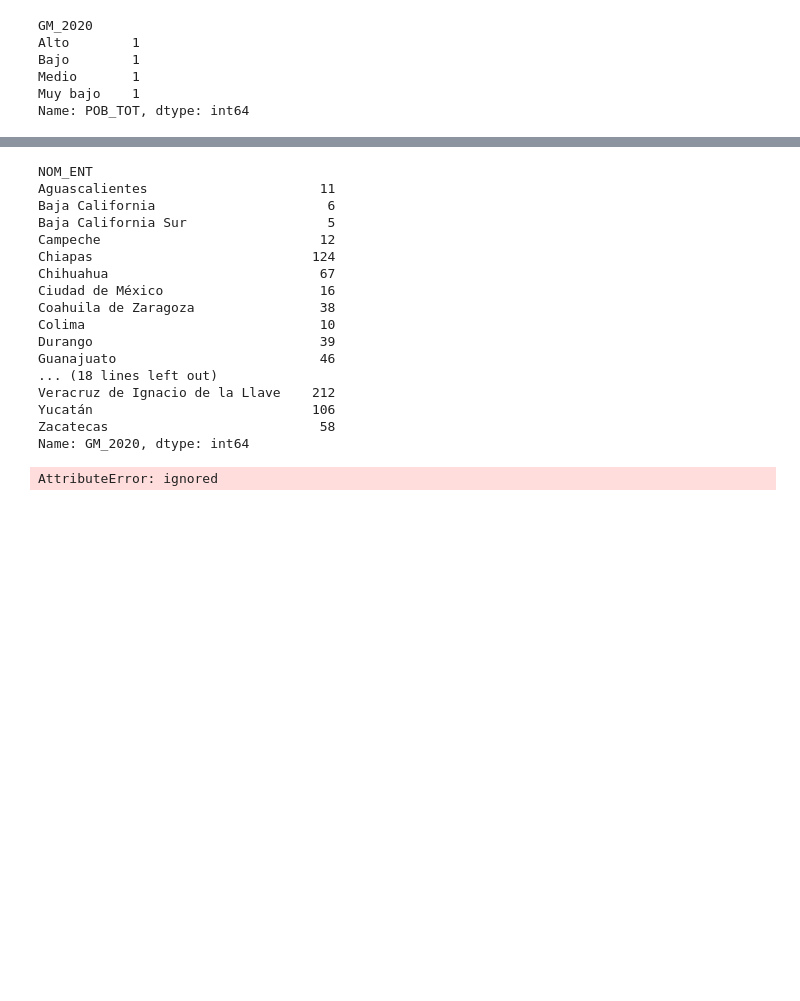
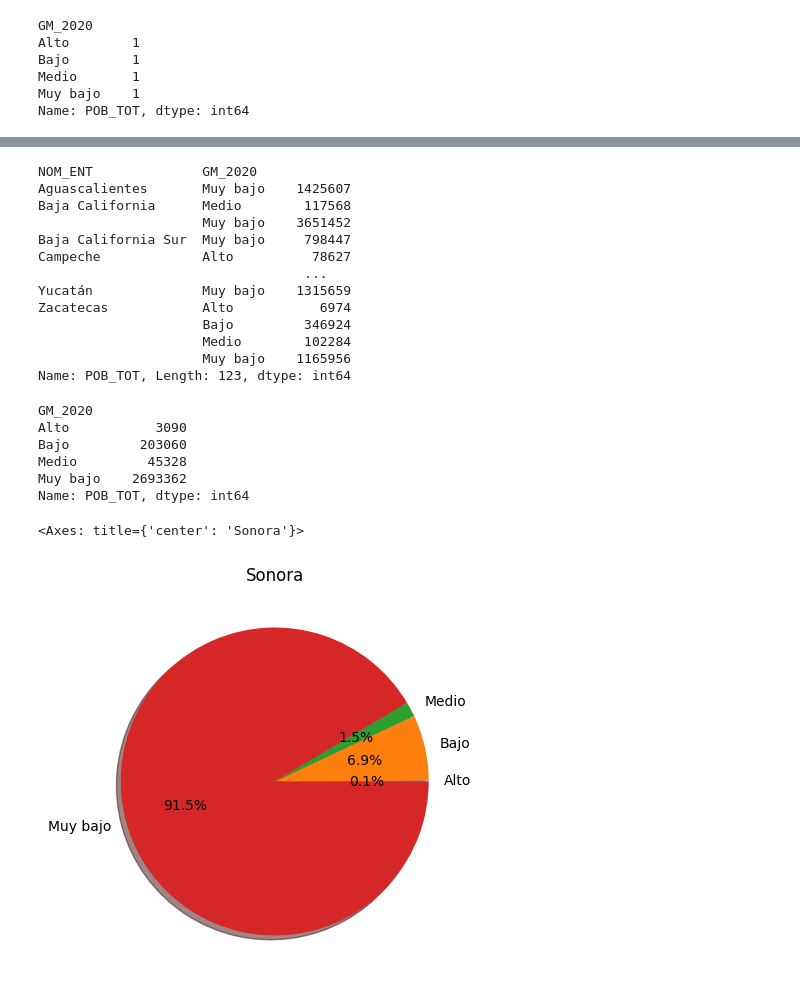
Before and after one commit to CuteLoop/MCD-Propedeutico, a Jupyter notebook: IndiceDeMarginalización.ipynb, the cells around one changed output, grey strips where cells are left out. Saved outputs shown, nothing was run; the diff lists cells and outputs as text; code cells hidden in the pictures; blank space fills up the shorter version.

```diff
--- a/IndiceDeMarginalización.ipynb
+++ b/IndiceDeMarginalización.ipynb
@@ -300,21 +332,17 @@ for estado in estados:
 # %%
-numero_municipos = df.groupby(by = ["NOM_ENT"]).GM_2020.count()
-numero_municipos
+poblacio_estado_indice = df.groupby(["NOM_ENT","GM_2020"]).POB_TOT.sum()
+poblacio_estado_indice
 # %% [output]
-NOM_ENT
-Aguascalientes                      11
-Baja California                      6
-Baja California Sur                  5
-Campeche                            12
-Chiapas                            124
-Chihuahua                           67
-Ciudad de México                    16
-Coahuila de Zaragoza                38
-Colima                              10
-Durango                             39
-Guanajuato                          46
-... (18 lines left out)
-Veracruz de Ignacio de la Llave    212
-Yucatán                            106
-Zacatecas                           58
-Name: GM_2020, dtype: int64
+NOM_ENT              GM_2020
+Aguascalientes       Muy bajo    1425607
+Baja California      Medio        117568
+                     Muy bajo    3651452
+Baja California Sur  Muy bajo     798447
+Campeche             Alto          78627
+                                  ...
+Yucatán              Muy bajo    1315659
+Zacatecas            Alto           6974
+                     Bajo         346924
+                     Medio        102284
+                     Muy bajo    1165956
+Name: POB_TOT, Length: 123, dtype: int64
@@ -330,4 +349,18 @@ def porcentaje_poblacion ( columna ):
-# %%
-grupos_estados_tipo.get_group('Aguascalientes')
-# %% [output]
-AttributeError: ignored
+# %%
+poblacio_estado_indice["Sonora"]
+# %% [output]
+GM_2020
+Alto           3090
+Bajo         203060
+Medio         45328
+Muy bajo    2693362
+Name: POB_TOT, dtype: int64
+# %%
+
+df_estados_pob = poblacio_estado_indice["Sonora"]
+
+df_estados_pob.plot.pie(figsize=(5, 5),title ='Sonora',ylabel='',autopct='%1.1f%%', \
+                   shadow=True, startangle=0)
+# %% [output]
+<Axes: title={'center': 'Sonora'}>
+[figure, added]
```
Also changed, not shown: parts of 7 cells of this notebook.
